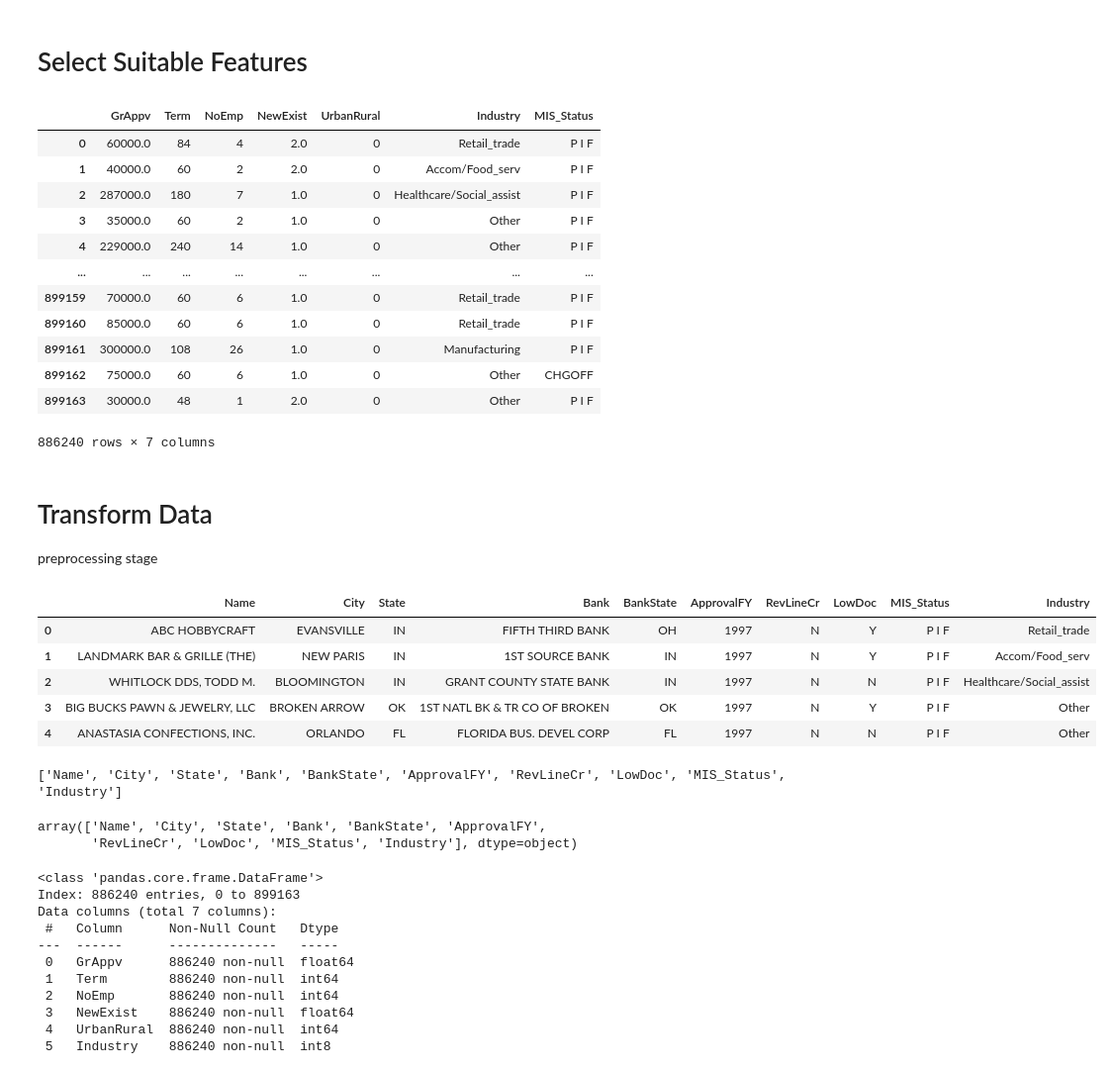
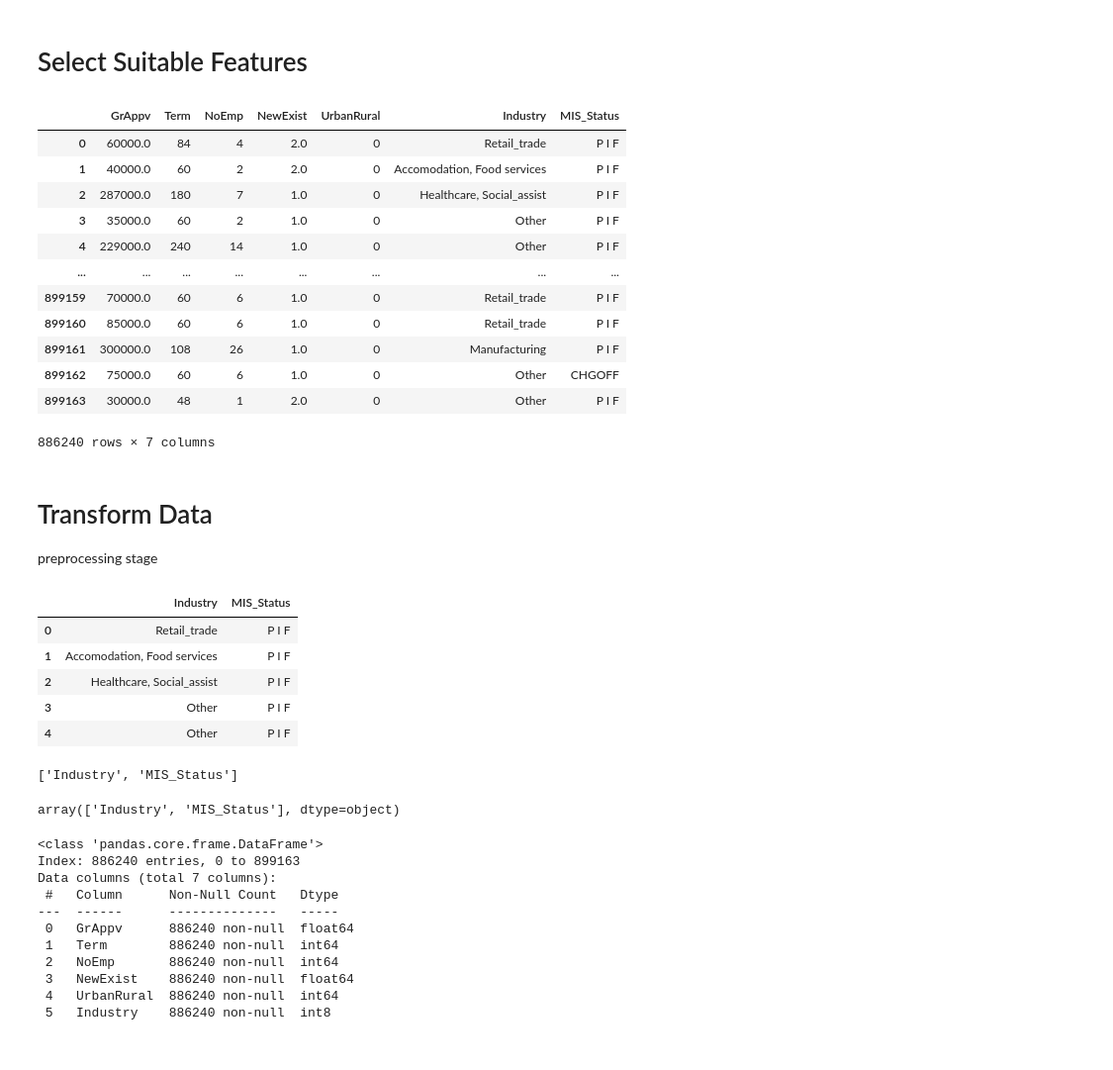
Before and after one commit to GoldenEye37/loan-approval-using-machine-learning-and-external-data-sources, a Jupyter notebook: small business loan approval (final).ipynb, the cells around one changed output. Shown at 99% size. Saved outputs shown, nothing was run; the diff lists cells and outputs as text; code cells hidden in the pictures.

```diff
--- a/small business loan approval (final).ipynb
+++ b/small business loan approval (final).ipynb
@@ -325,8 +328,8 @@ the NAICS column has the industry code. The fisrt two digits indicate a company'
 # %%
 sbanational_df['Industry'] = sbanational_df['NAICS'].astype('str').apply(lambda x: x[:2])
 sbanational_df['Industry'] = sbanational_df['Industry'].map({
-    '11': 'Ag/For/Fish/Hunt',
-    '21': 'Min/Quar/Oil_Gas_ext',
+    '11': 'Agriculture, forestry, fishing, hunting',
+    '21': ' Mining, quarrying, oil and gas extraction',
     '22': 'Utilities',
     '23': 'Construction',
     '31': 'Manufacturing',
@@ -335,20 +338,20 @@ sbanational_df['Industry'] = sbanational_df['Industry'].map({
     '42': 'Wholesale_trade',
     '44': 'Retail_trade',
     '45': 'Retail_trade',
-    '48': 'Trans/Ware',
-    '49': 'Trans/Ware',
+    '48': 'Transportation, warehousing',
+    '49': 'Transportation, warehousing',
     '51': 'Information',
-    '52': 'Finance/Insurance',
-    '53': 'RE/Rental/Lease',
-    '54': 'Prof/Science/Tech',
-    '55': 'Mgmt_comp',
-    '56': 'Admin_sup/Waste_Mgmt_Rem',
+    '52': 'Finance, Insurance',
+    '53': 'Real estate, rental, leasing',
+    '54': 'Professional, scientific, technical services',
+    '55': 'Management of companies, enterprises',
+    '56': 'Administrative support, waste management',
     '61': 'Educational',
-    '62': 'Healthcare/Social_assist',
-    '71': 'Arts/Entertain/Rec',
-    '72': 'Accom/Food_serv',
-    '81': 'Other_no_pub',
-    '92': 'Public_Admin',
+    '62': 'Healthcare, Social_assist',
+    '71': 'Arts, Entertain, recreation',
+    '72': 'Accomodation, Food services',
+    '81': 'Other services',
+    '92': 'Public adminstration',
     '0': 'Other'
 })
 # %%
@@ -382,8 +385,8 @@ df
 # %% [output]
 |  | GrAppv | Term | NoEmp | NewExist | UrbanRural | Industry | MIS_Status |
 | 0 | 60000.0 | 84 | 4 | 2.0 | 0 | Retail_trade | P I F |
-| 1 | 40000.0 | 60 | 2 | 2.0 | 0 | Accom/Food_serv | P I F |
-| 2 | 287000.0 | 180 | 7 | 1.0 | 0 | Healthcare/Social_assist | P I F |
+| 1 | 40000.0 | 60 | 2 | 2.0 | 0 | Accomodation, Food services | P I F |
+| 2 | 287000.0 | 180 | 7 | 1.0 | 0 | Healthcare, Social_assist | P I F |
 | 3 | 35000.0 | 60 | 2 | 1.0 | 0 | Other | P I F |
 | 4 | 229000.0 | 240 | 14 | 1.0 | 0 | Other | P I F |
 | ... | ... | ... | ... | ... | ... | ... | ... |
@@ -399,26 +402,25 @@ df
 preprocessing stage
 # %%
 # Extract all non-numeric columns
-non_numeric_columns = sbanational_df.select_dtypes(include=['object'])
+non_numeric_columns = df.select_dtypes(include=['object'])
 non_numeric_columns.head()
 # %% [output]
-|  | Name | City | State | Bank | BankState | ApprovalFY | RevLineCr | LowDoc | MIS_Status | Industry |
-| 0 | ABC HOBBYCRAFT | EVANSVILLE | IN | FIFTH THIRD BANK | OH | 1997 | N | Y | P I F | Retail_trade |
-| 1 | LANDMARK BAR & GRILLE (THE) | NEW PARIS | IN | 1ST SOURCE BANK | IN | 1997 | N | Y | P I F | Accom/Food_serv |
-| 2 | WHITLOCK DDS, TODD M. | BLOOMINGTON | IN | GRANT COUNTY STATE BANK | IN | 1997 | N | N | P I F | Healthcare/Social_assist |
-| 3 | BIG BUCKS PAWN & JEWELRY, LLC | BROKEN ARROW | OK | 1ST NATL BK & TR CO OF BROKEN | OK | 1997 | N | Y | P I F | Other |
-| 4 | ANASTASIA CONFECTIONS, INC. | ORLANDO | FL | FLORIDA BUS. DEVEL CORP | FL | 1997 | N | N | P I F | Other |
+|  | Industry | MIS_Status |
+| 0 | Retail_trade | P I F |
+| 1 | Accomodation, Food services | P I F |
+| 2 | Healthcare, Social_assist | P I F |
+| 3 | Other | P I F |
+| 4 | Other | P I F |
 # %%
 column_names = non_numeric_columns.columns.tolist()
 print(column_names)
 # %% [output]
-['Name', 'City', 'State', 'Bank', 'BankState', 'ApprovalFY', 'RevLineCr', 'LowDoc', 'MIS_Status', 'Industry']
+['Industry', 'MIS_Status']
 # %%
 features = non_numeric_columns.columns.to_numpy()
 features
 # %% [output]
-array(['Name', 'City', 'State', 'Bank', 'BankState', 'ApprovalFY',
-       'RevLineCr', 'LowDoc', 'MIS_Status', 'Industry'], dtype=object)
+array(['Industry', 'MIS_Status'], dtype=object)
 # %%
 # Encoding DataFrame
 encoded_df=pd.DataFrame()
```
Also changed, not shown: parts of 33 cells of this notebook.
